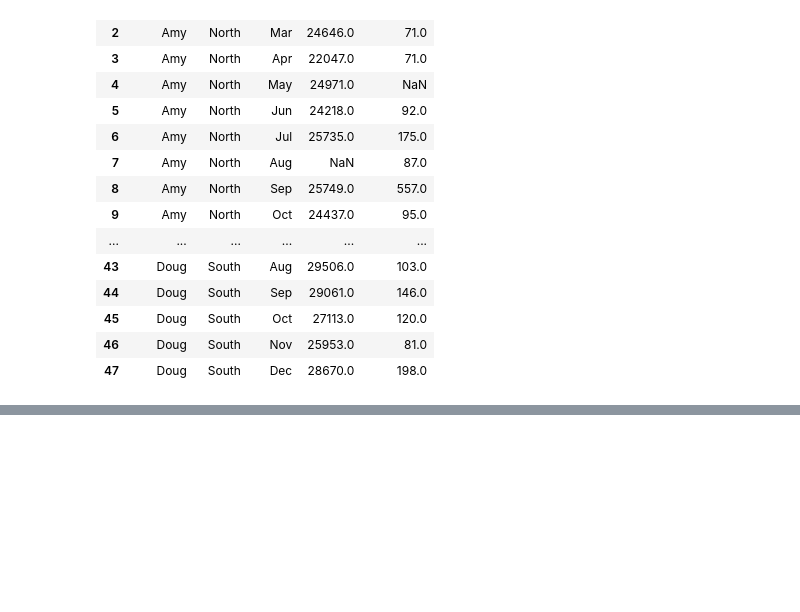
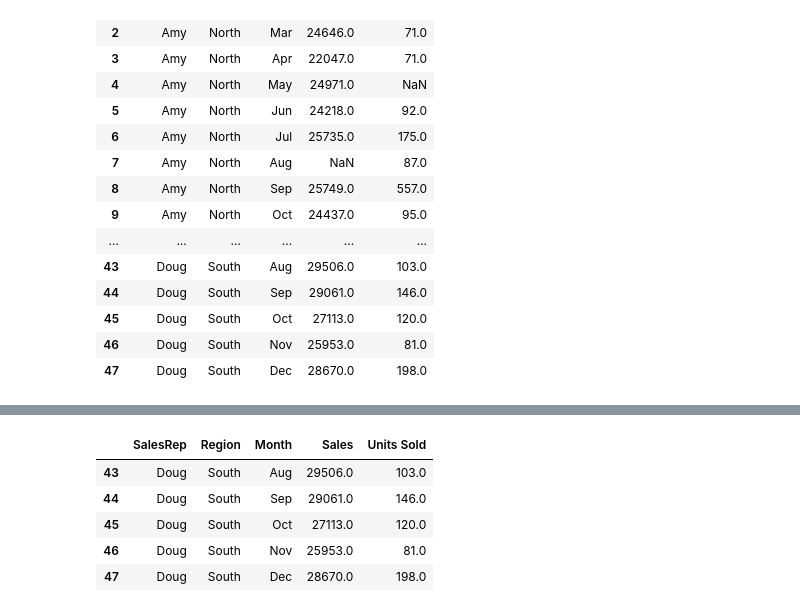
Before and after one commit to Turjo47/DataScience_and_ML_Notes-, a Jupyter notebook: Pandas.ipynb, the cells around one changed output, grey strips where cells are left out. Cells and saved outputs as stored; diff of their text form; code cells hidden in the pictures; blank space fills up the shorter version.

```diff
--- a/Pandas.ipynb
+++ b/Pandas.ipynb
@@ -59,0 +71,9 @@ df
+# %%
+df.tail()
+# %% [output]
+|  | SalesRep | Region | Month | Sales | Units Sold |
+| 43 | Doug | South | Aug | 29506.0 | 103.0 |
+| 44 | Doug | South | Sep | 29061.0 | 146.0 |
+| 45 | Doug | South | Oct | 27113.0 | 120.0 |
+| 46 | Doug | South | Nov | 25953.0 | 81.0 |
+| 47 | Doug | South | Dec | 28670.0 | 198.0 |
```
Also changed, not shown: parts of 8 cells of this notebook, 3 other files.
